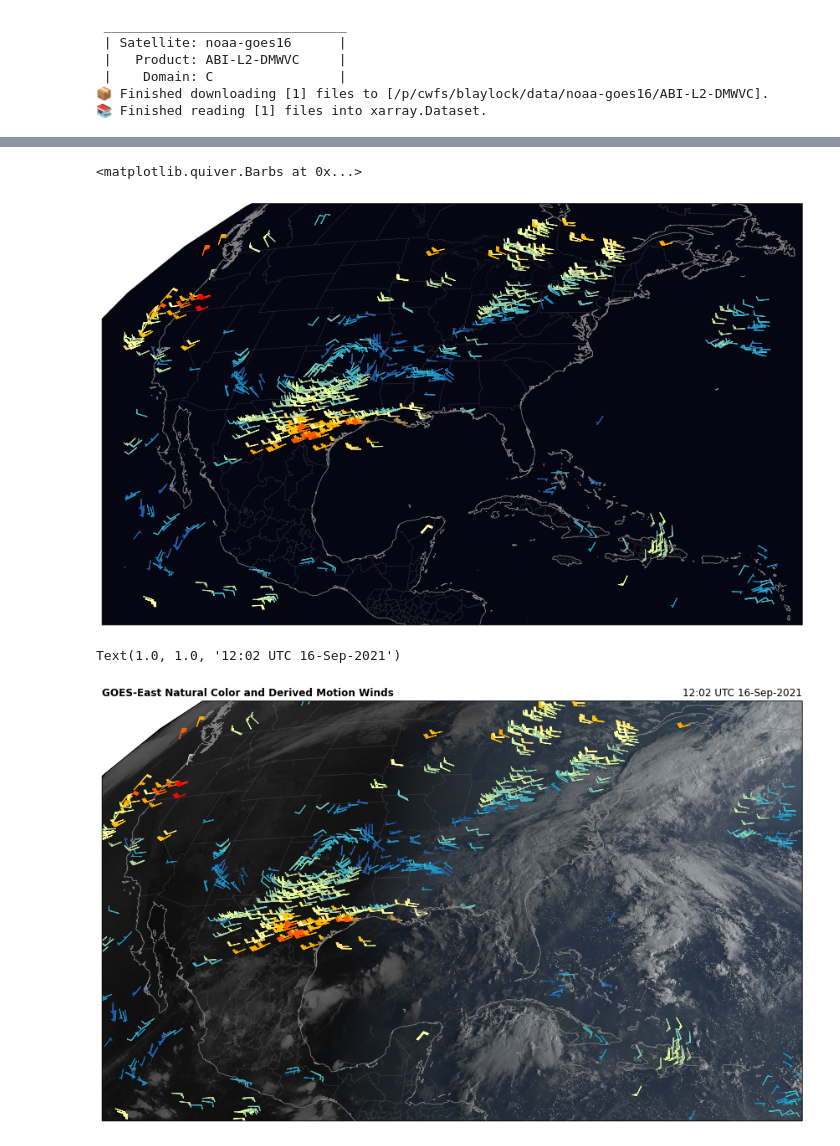
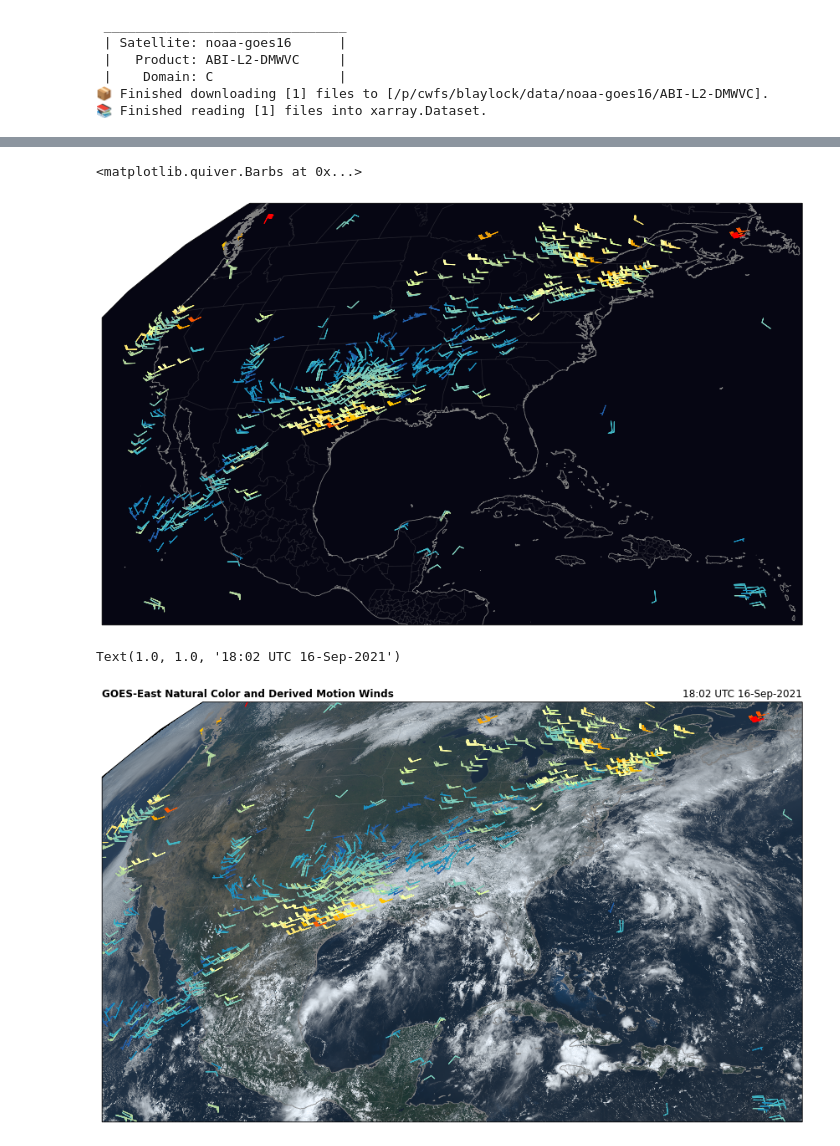
Before and after one commit to blaylockbk/goes2go, a Jupyter notebook: docs/user_guide/notebooks/DEMO_derived_motion_winds.ipynb, the cells around one changed output, grey strips where cells are left out. Cells and saved outputs as stored; diff of their text form; code cells hidden in the pictures.

```diff
--- a/docs/user_guide/notebooks/DEMO_derived_motion_winds.ipynb
+++ b/docs/user_guide/notebooks/DEMO_derived_motion_winds.ipynb
@@ -9,7 +9,7 @@ from toolbox.cartopy_tools import common_features, pc
 from paint.standard2 import cm_wind
 # %%
 # Download Level-2 derived motion wind ABI product
-gwnd = goes_nearesttime('2021-09-16 12:00', product='ABI-L2-DMWVC')
+gwnd = goes_nearesttime('2021-09-16 18:00', product='ABI-L2-DMWVC')
 # %% [output]
  _______________________________
  | Satellite: noaa-goes16      |
@@ -19,8 +19,7 @@ gwnd = goes_nearesttime('2021-09-16 12:00', product='ABI-L2-DMWVC')
 📚 Finished reading [1] files into xarray.Dataset.
 # %%
 # Download ABI Multi-channel product (for RGB background)
-g = goes_nearesttime("2021-09-16 12:00", product="ABI")
-_ = g.rgb.TrueColor()
+g = goes_nearesttime("2021-09-16 18:00", product="ABI")
 # %% [output]
  _______________________________
  | Satellite: noaa-goes16      |
@@ -32,6 +30,6 @@ NameError: name 'g' is not defined
 # %%
 # Convert GOES wind speed and direction to u- and v-wind components
-gwnd = goes_nearesttime("2021-09-16 12:00", product="ABI-L2-DMWVC")
+gu, gv = spddir_to_uv(gwnd.wind_speed, gwnd.wind_direction)
 # %%
 # Plot winds on a PlateCarree map
 ax = common_features("10m", dark=True, figsize=[15, 10], STATES=True)
@@ -62,26 +60,26 @@ ax.barbs(
 )
 # %% [output]
 <matplotlib.quiver.Barbs at 0x...>
-[figure, old version]
+[figure, new version]
 # %%
 # Plot on Geostationary map with NaturalColor RGB product
 
 ax = common_features("10m", dark=True, figsize=[15, 10], STATES=True, crs=g.FOV.crs)
 ax.barbs(
     gwnd.lon.data,
     gwnd.lat.data,
     gu.data,
     gv.data,
     gwnd.wind_speed,
     **cm_wind().cmap_kwargs,
     length=5,
     transform=pc,
 )
 
-ax.imshow(g.TrueColor, **g.FOV.imshow_kwargs)
+ax.imshow(g.rgb.NaturalColor(), **g.FOV.imshow_kwargs)
 
 ax.set_title(f"{g.orbital_slot} Natural Color and Derived Motion Winds", loc='left', fontweight='bold')
 ax.set_title(f"{g.t.dt.strftime('%H:%M UTC %d-%b-%Y').item()}", loc="right")
 # %% [output]
-Text(1.0, 1.0, '12:02 UTC 16-Sep-2021')
+Text(1.0, 1.0, '18:02 UTC 16-Sep-2021')
-[figure, old version]
+[figure, new version]
```
Also changed, not shown: parts of 2 cells of this notebook, 12 other files.
